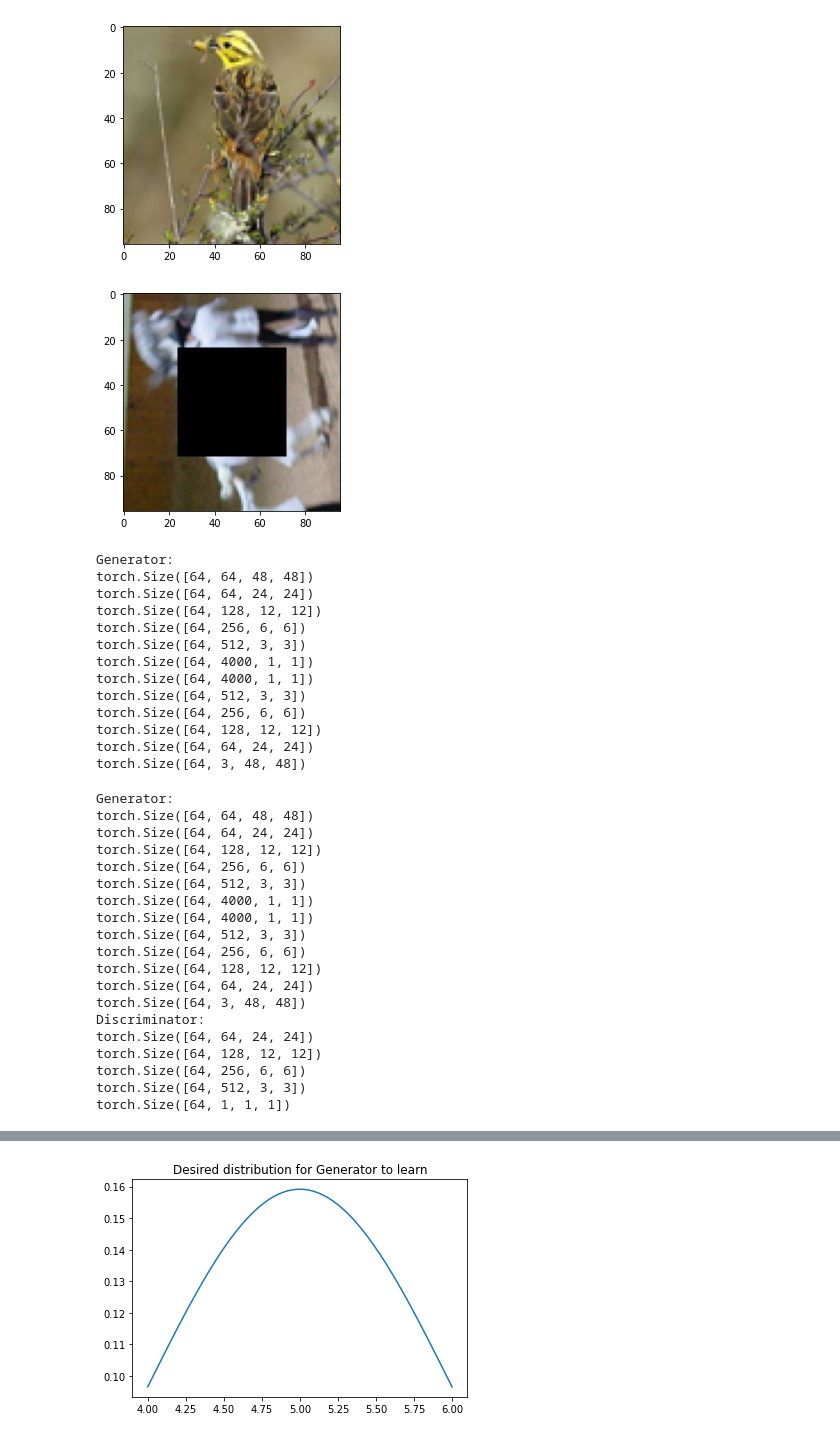
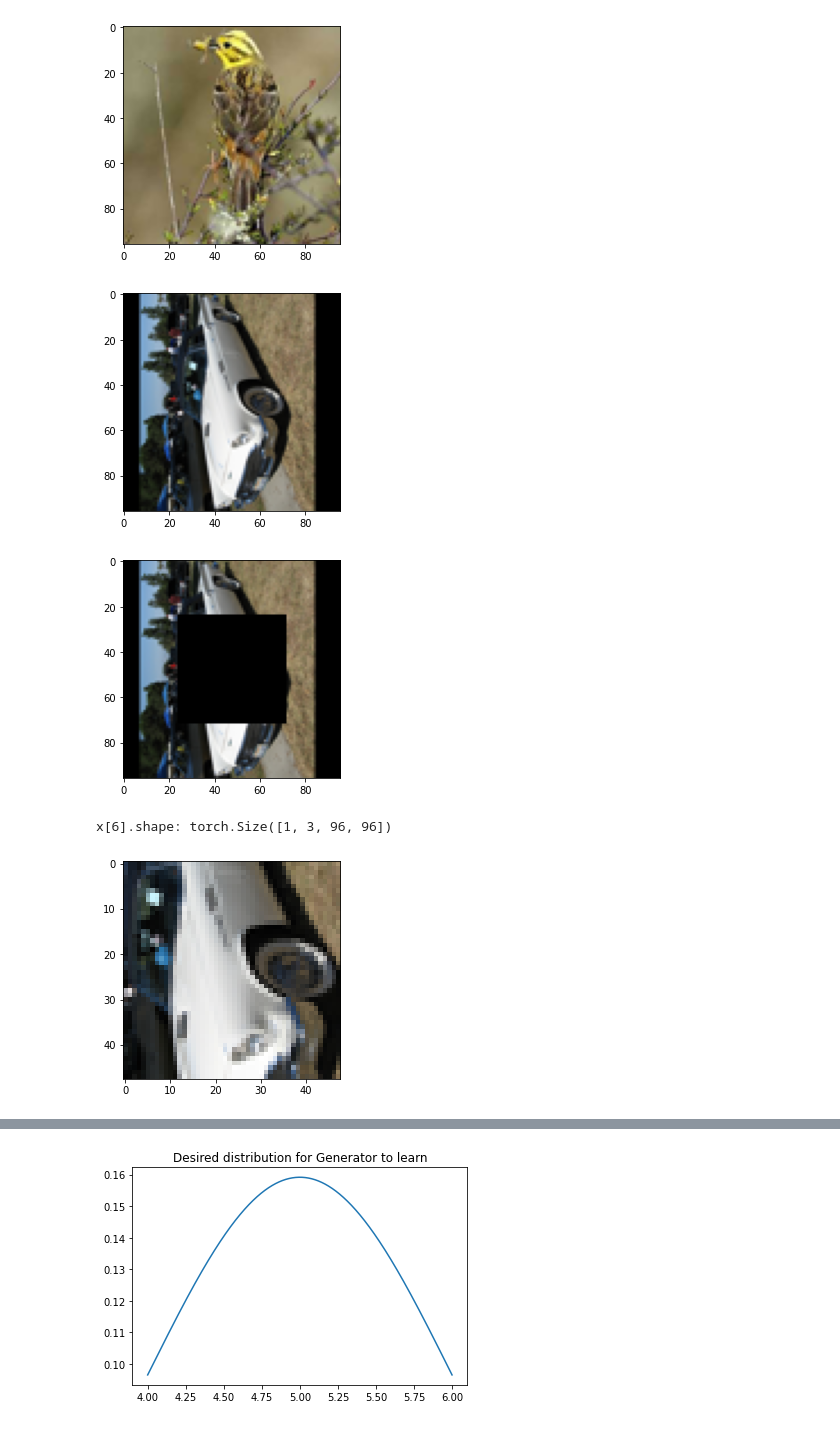
Before and after one commit to abhishek-rr/CV-Image-inpaining, a Jupyter notebook: CV_v1.ipynb, the cells around one changed output, grey strips where cells are left out. Drawn from its saved outputs; the diff is of its cells as text; code cells hidden in the pictures.

```diff
--- a/CV_v1.ipynb
+++ b/CV_v1.ipynb
@@ -69,35 +75,52 @@ plot_image(t)
 # %%
 # Method to create the mask matrix to crop the images however we want
 class DataManipulator:
     def __init__(self, image_size=(96,96), crop_center=(48,48), crop_size=(48,48)):
         self.image_size = image_size
         self.crop_center = crop_center
         self.crop_size = crop_size
 
         # Create masks to crop the images and calculate the loss
 
         self.crop_mask = torch.ones(image_size)
         self.loss_mask = torch.zeros(image_size)
 
         x1 = self.crop_center[0]-int(self.crop_size[0]/2)
         x2 = self.crop_center[0]+int(self.crop_size[0]/2)
 
         y1 = self.crop_center[1]-int(self.crop_size[1]/2)
         y2 = self.crop_center[1]+int(self.crop_size[1]/2)
         self.crop_mask[x1:x2, y1:y2] = 0
         self.loss_mask[x1:x2, y1:y2] = 1
 
         self.crop_mask = self.crop_mask.expand(3,-1,-1)
         self.loss_mask = self.loss_mask.expand(3,-1,-1)
 
-    def crop_image(self, image):
+    def mask_image(self, image):
 
         return torch.mul(image, self.crop_mask)
 
+    def crop_image(self, image):
+        # Crops the image according to the loss_mask
+        x1 = self.crop_center[0]-int(self.crop_size[0]/2)
+        x2 = self.crop_center[0]+int(self.crop_size[0]/2)
+        y1 = self.crop_center[1]-int(self.crop_size[1]/2)
+        y2 = self.crop_center[1]+int(self.crop_size[1]/2)
+        return image[:, :, x1:x2, y1:y2]
+
+
 data_man = DataManipulator()
-plot_image(data_man.crop_image(x[6]))
+plot_image(x[6:7][0]) # 6:7 is for getting a batch size of 1, without losing the first dimension
+plot_image(data_man.mask_image(x[6:7])[0])
+print('x[6].shape: {}'.format(x[6:7].shape))
+# data_man.crop_image(x[6])
+plot_image(data_man.crop_image(x[6:7])[0])
+# plot_image(data_man.crop_image(x[6]))
 # %% [output]
-[figure, old version]
+[figure, new version]
+[figure, added]
+x[6].shape: torch.Size([1, 3, 96, 96])
+[figure, added]
 # %%
 # TODO: Parametrize these values inside the Generator and Discriminator classes??
 NC = 3 # Number of channels
@@ -211,25 +234,6 @@ class Generator(nn.Module):
         else:
             output = self.main(input)
         return output
-# %%
-# Forward propagate the generator for testing purposes
-# plot_image(data_man.crop_image(x[0]))
-gen = Generator()
-output = gen(data_man.crop_image(x))
-# %% [output]
-Generator:
-torch.Size([64, 64, 48, 48])
-torch.Size([64, 64, 24, 24])
-torch.Size([64, 128, 12, 12])
-torch.Size([64, 256, 6, 6])
-torch.Size([64, 512, 3, 3])
-torch.Size([64, 4000, 1, 1])
-torch.Size([64, 4000, 1, 1])
-torch.Size([64, 512, 3, 3])
-torch.Size([64, 256, 6, 6])
-torch.Size([64, 128, 12, 12])
-torch.Size([64, 64, 24, 24])
-torch.Size([64, 3, 48, 48])
 # %%
 # Code for the discriminator
 class Discriminator(nn.Module):
@@ -280,27 +284,9 @@ class Discriminator(nn.Module):
         return output.view(-1, 1)
 # %%
 disc = Discriminator()
-output = disc(gen(data_man.crop_image(x)))
+gen = Generator()
+output = disc(gen(data_man.mask_image(x))) # Input of the discriminator is the generated cropped center
+# print('output: {}'.format(output))
-# %% [output]
-Generator:
-torch.Size([64, 64, 48, 48])
-torch.Size([64, 64, 24, 24])
-torch.Size([64, 128, 12, 12])
-torch.Size([64, 256, 6, 6])
-torch.Size([64, 512, 3, 3])
-torch.Size([64, 4000, 1, 1])
-torch.Size([64, 4000, 1, 1])
-torch.Size([64, 512, 3, 3])
-torch.Size([64, 256, 6, 6])
-torch.Size([64, 128, 12, 12])
-torch.Size([64, 64, 24, 24])
-torch.Size([64, 3, 48, 48])
-Discriminator:
-torch.Size([64, 64, 24, 24])
-torch.Size([64, 128, 12, 12])
-torch.Size([64, 256, 6, 6])
-torch.Size([64, 512, 3, 3])
-torch.Size([64, 1, 1, 1])
 # %%
 # Training class
 
```
Also changed, not shown: parts of 6 cells of this notebook.
